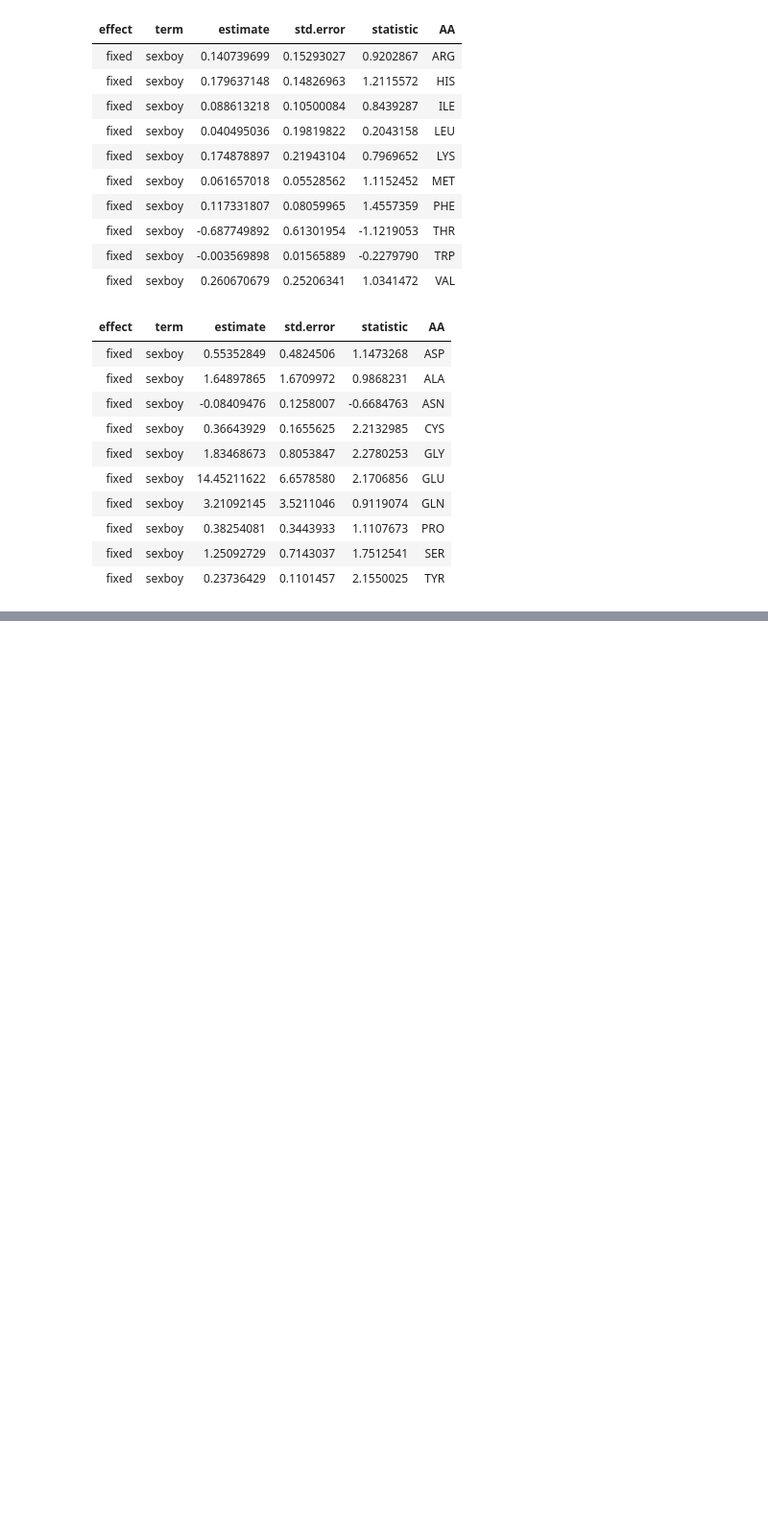
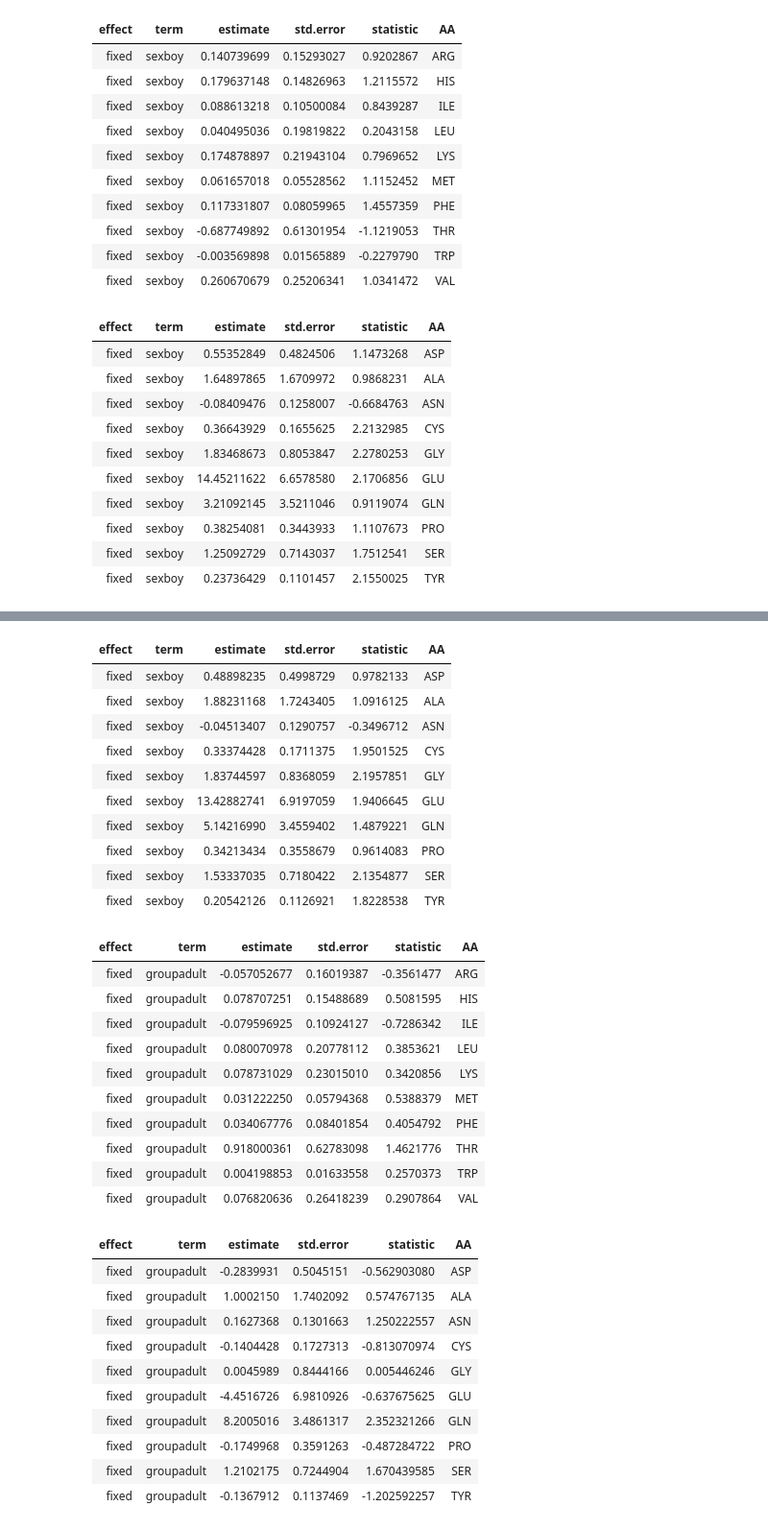
Before and after one commit to notblank/AA-leche-humana, a Jupyter notebook: Report Plots.ipynb, the cells around one changed output, grey strips where cells are left out. Shown at 96% size. Cells and saved outputs as stored; diff of their text form; code cells hidden in the pictures; blank space fills up the shorter version.

```diff
--- a/Report Plots.ipynb
+++ b/Report Plots.ipynb
@@ -281,7 +297,7 @@ library(dotwhisker)
 AA_E_Nested <- AA_E_Long %>% group_by(AA) %>% nest()
 AA_NE_Nested <- AA_NE_Long %>% group_by(AA) %>% nest()
 # %%
-meSexWeek <- function(df){
+meSex <- function(df){
 
     me <- lmer(level ~ sex + week + (1 | id), data = df)
 
@@ -299,10 +315,10 @@ tidy_NE <- list()
 
 for(i in 1:nAA_E){
 
-    me_E[[i]] <- meSexWeek(AA_E_Nested$data[[i]])
+    me_E[[i]] <- meSex(AA_E_Nested$data[[i]])
     tidy_E[[i]] <- tidy(me_E[[i]], effects = 'fixed') %>% mutate(AA = AA_E_Nested$AA[i])
 
-    me_NE[[i]] <- meSexWeek(AA_NE_Nested$data[[i]])
+    me_NE[[i]] <- meSex(AA_NE_Nested$data[[i]])
     tidy_NE[[i]] <- tidy(me_NE[[i]], effects = 'fixed') %>% mutate(AA = AA_NE_Nested$AA[i])
 
 }
@@ -394,0 +414,23 @@ AA_NE_Long %>% group_by(id) %>% summarise(TAA = mean(level, na.rm = T))
+# %%
+meGroup <- function(df){
+
+    me <- lmer(level ~ sex + group + week + (1 | id), data = df)
+
+    return(me)
+}
+# %%
+me_E_G <- list()
+tidy_E_G <- list()
+
+me_NE_G <- list()
+tidy_NE_G <- list()
+
+for(i in 1:nAA_E){
+
+    me_E_G[[i]] <- meGroup(AA_E_Nested$data[[i]])
+    tidy_E_G[[i]] <- tidy(me_E_G[[i]], effects = 'fixed') %>% mutate(AA = AA_E_Nested$AA[i])
+
+    me_NE_G[[i]] <- meGroup(AA_NE_Nested$data[[i]])
+    tidy_NE_G[[i]] <- tidy(me_NE_G[[i]], effects = 'fixed') %>% mutate(AA = AA_NE_Nested$AA[i])
+
+}
@@ -394,0 +467,44 @@ AA_NE_Long %>% group_by(id) %>% summarise(TAA = mean(level, na.rm = T))
+# %%
+sexCoef_E_G <- bind_rows(tidy_E_G) %>% filter(grepl("sexboy", term))
+sexCoef_NE_G <- bind_rows(tidy_NE_G) %>% filter(grepl("sexboy", term))
+
+groupCoef_E_G <- bind_rows(tidy_E_G) %>% filter(grepl("groupadult", term))
+groupCoef_NE_G <- bind_rows(tidy_NE_G) %>% filter(grepl("groupadult", term))
+
+sexCoef_NE_G
+groupCoef_E_G
+groupCoef_NE_G
+# %% [output]
+| effect | term | estimate | std.error | statistic | AA |
+| fixed | sexboy | 0.48898235 | 0.4998729 | 0.9782133 | ASP |
+| fixed | sexboy | 1.88231168 | 1.7243405 | 1.0916125 | ALA |
+| fixed | sexboy | -0.04513407 | 0.1290757 | -0.3496712 | ASN |
+| fixed | sexboy | 0.33374428 | 0.1711375 | 1.9501525 | CYS |
+| fixed | sexboy | 1.83744597 | 0.8368059 | 2.1957851 | GLY |
+| fixed | sexboy | 13.42882741 | 6.9197059 | 1.9406645 | GLU |
+| fixed | sexboy | 5.14216990 | 3.4559402 | 1.4879221 | GLN |
+| fixed | sexboy | 0.34213434 | 0.3558679 | 0.9614083 | PRO |
+| fixed | sexboy | 1.53337035 | 0.7180422 | 2.1354877 | SER |
+| fixed | sexboy | 0.20542126 | 0.1126921 | 1.8228538 | TYR |
+| effect | term | estimate | std.error | statistic | AA |
+| fixed | groupadult | -0.057052677 | 0.16019387 | -0.3561477 | ARG |
+| fixed | groupadult | 0.078707251 | 0.15488689 | 0.5081595 | HIS |
+| fixed | groupadult | -0.079596925 | 0.10924127 | -0.7286342 | ILE |
+| fixed | groupadult | 0.080070978 | 0.20778112 | 0.3853621 | LEU |
+| fixed | groupadult | 0.078731029 | 0.23015010 | 0.3420856 | LYS |
+| fixed | groupadult | 0.031222250 | 0.05794368 | 0.5388379 | MET |
+| fixed | groupadult | 0.034067776 | 0.08401854 | 0.4054792 | PHE |
+| fixed | groupadult | 0.918000361 | 0.62783098 | 1.4621776 | THR |
+| fixed | groupadult | 0.004198853 | 0.01633558 | 0.2570373 | TRP |
+| fixed | groupadult | 0.076820636 | 0.26418239 | 0.2907864 | VAL |
+| effect | term | estimate | std.error | statistic | AA |
+| fixed | groupadult | -0.2839931 | 0.5045151 | -0.562903080 | ASP |
+| fixed | groupadult | 1.0002150 | 1.7402092 | 0.574767135 | ALA |
+| fixed | groupadult | 0.1627368 | 0.1301663 | 1.250222557 | ASN |
+| fixed | groupadult | -0.1404428 | 0.1727313 | -0.813070974 | CYS |
+| fixed | groupadult | 0.0045989 | 0.8444166 | 0.005446246 | GLY |
+| fixed | groupadult | -4.4516726 | 6.9810926 | -0.637675625 | GLU |
+| fixed | groupadult | 8.2005016 | 3.4861317 | 2.352321266 | GLN |
+| fixed | groupadult | -0.1749968 | 0.3591263 | -0.487284722 | PRO |
+| fixed | groupadult | 1.2102175 | 0.7244904 | 1.670439585 | SER |
+| fixed | groupadult | -0.1367912 | 0.1137469 | -1.202592257 | TYR |
```
Also changed, not shown: parts of 28 cells of this notebook, 17 other files.
